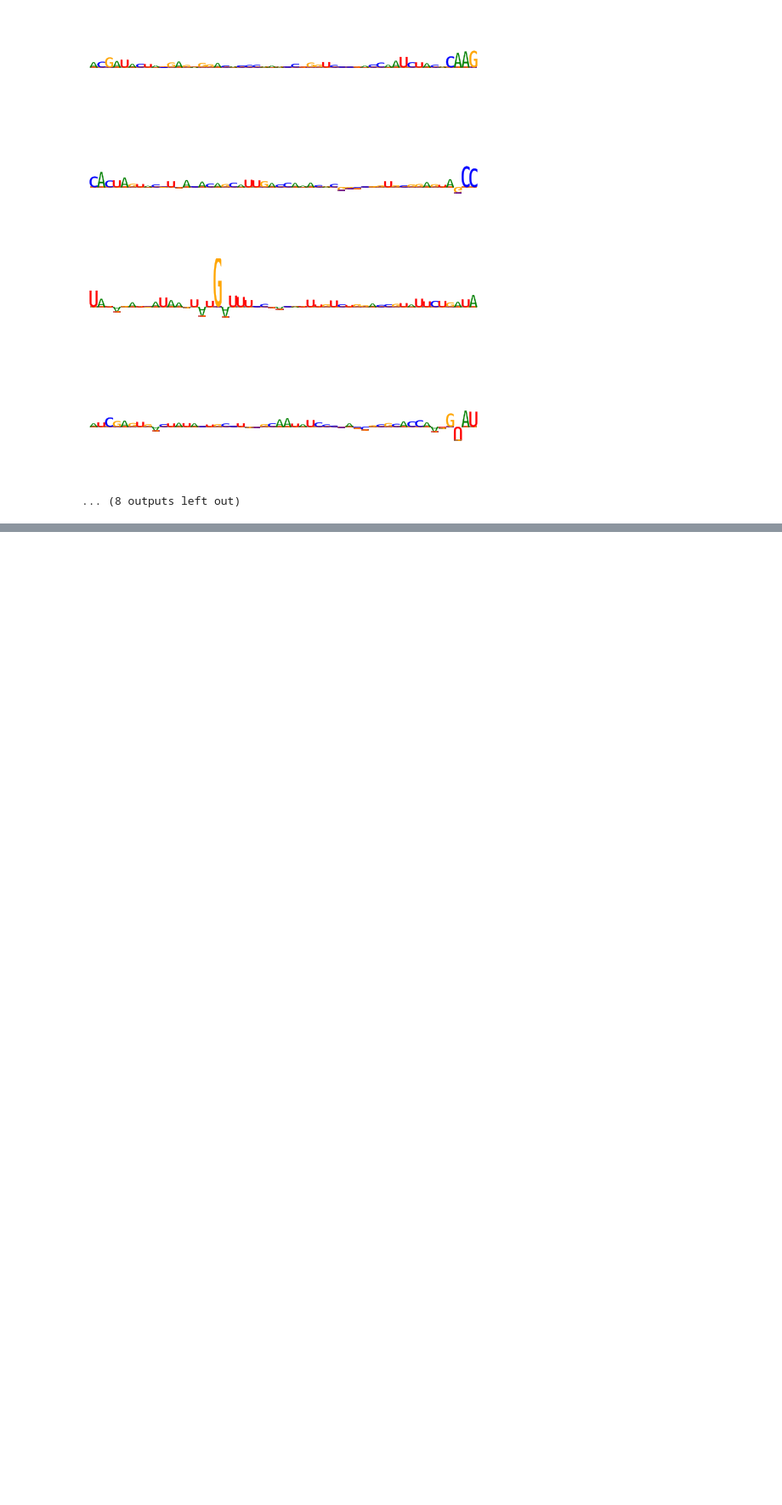
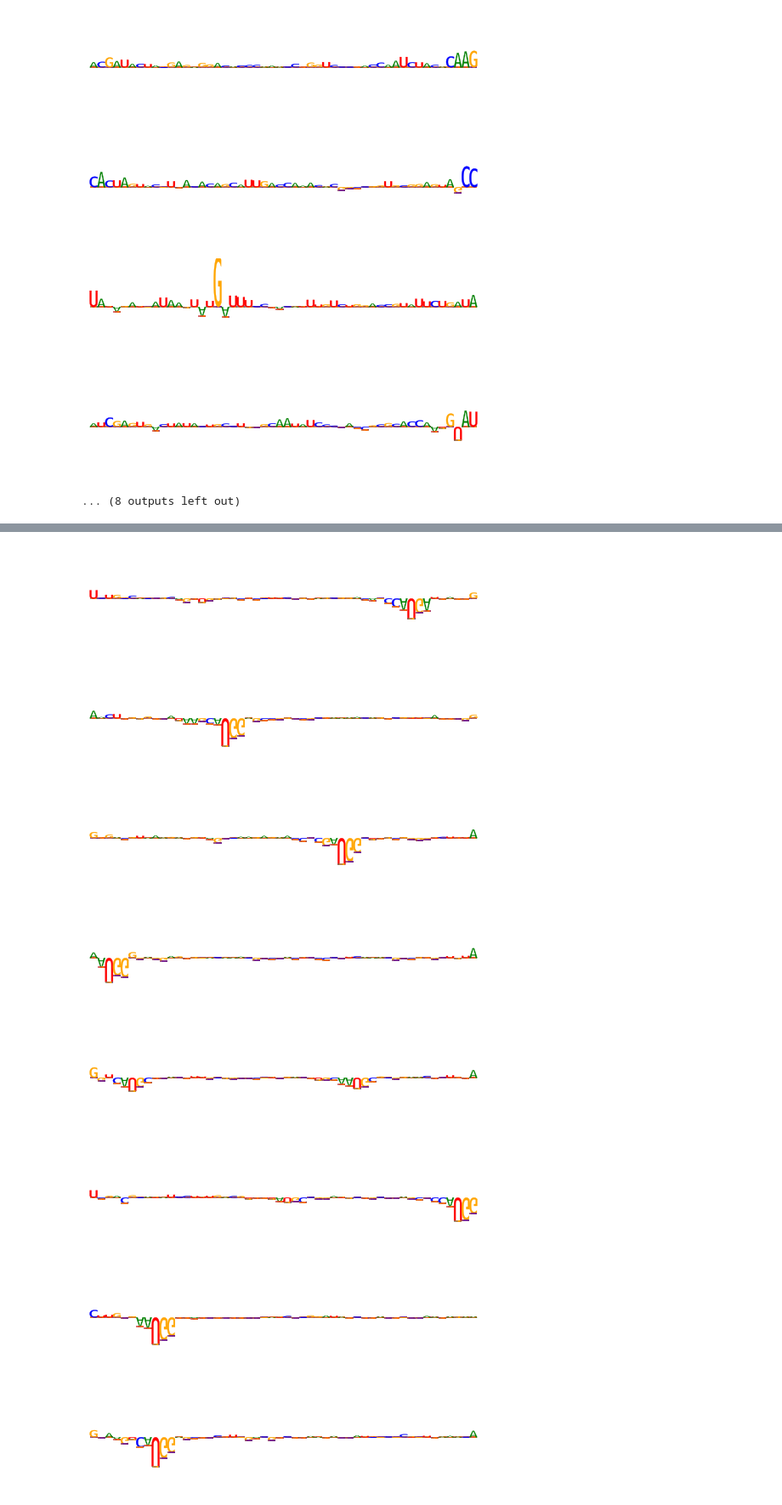
Before and after one commit to Karollus/5UTR, a Jupyter notebook: Modelling/Contribution_Scores.ipynb, the cells around one changed output, grey strips where cells are left out. Shown: that part at 85% size. Cells and saved outputs as stored; diff of their text form; code cells hidden in the pictures; blank space fills up the shorter version.

```diff
--- a/Modelling/Contribution_Scores.ipynb
+++ b/Modelling/Contribution_Scores.ipynb
@@ -301,0 +405,12 @@ for i in range(10):
+# %%
+for i in range(10):
+    plot_logo(attrib_min[i], name="contrib_min" + str(i))
+# %% [output]
+[figure, added]
+[figure, added]
+[figure, added]
+[figure, added]
+[figure, added]
+[figure, added]
+[figure, added]
+[figure, added]
```
Also changed, not shown: parts of 19 cells of this notebook, 23 other files.
